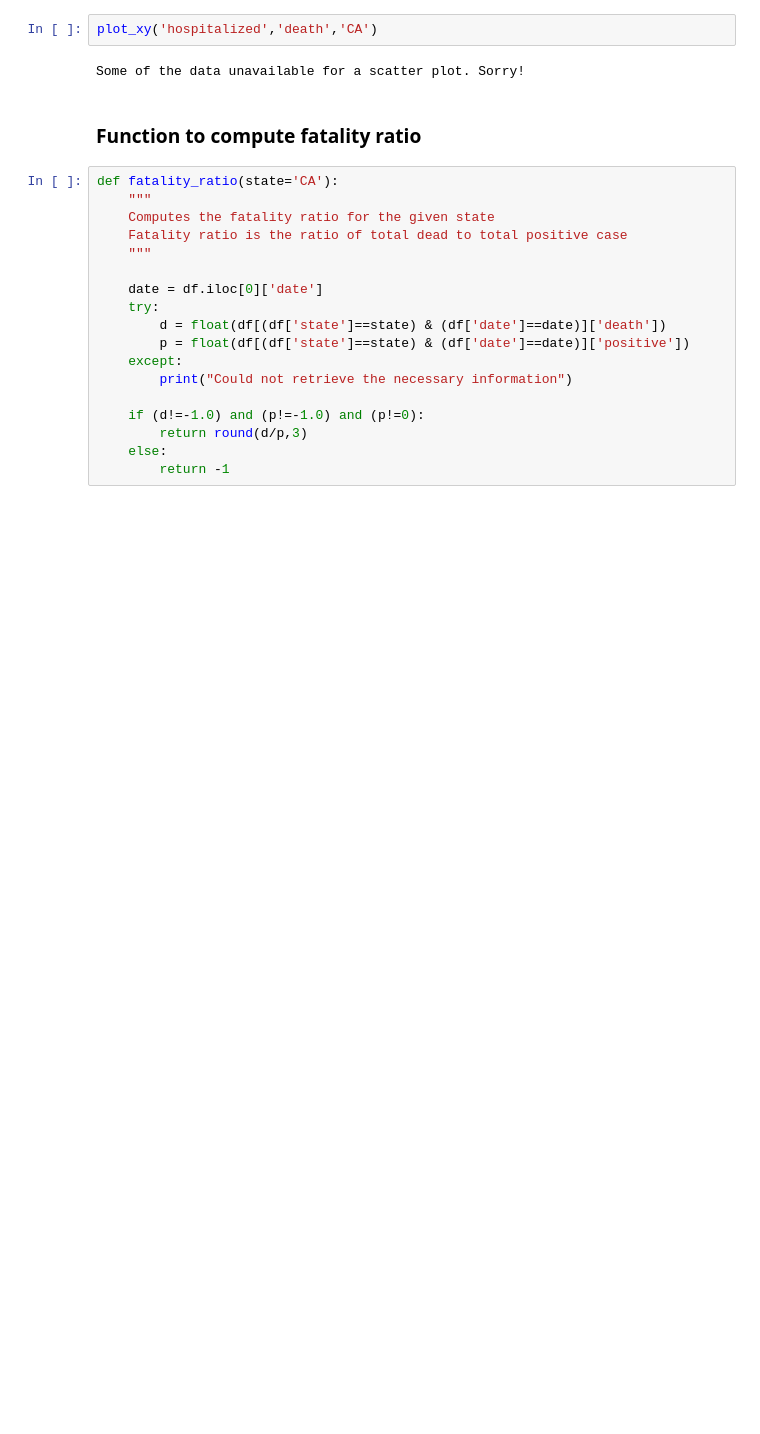
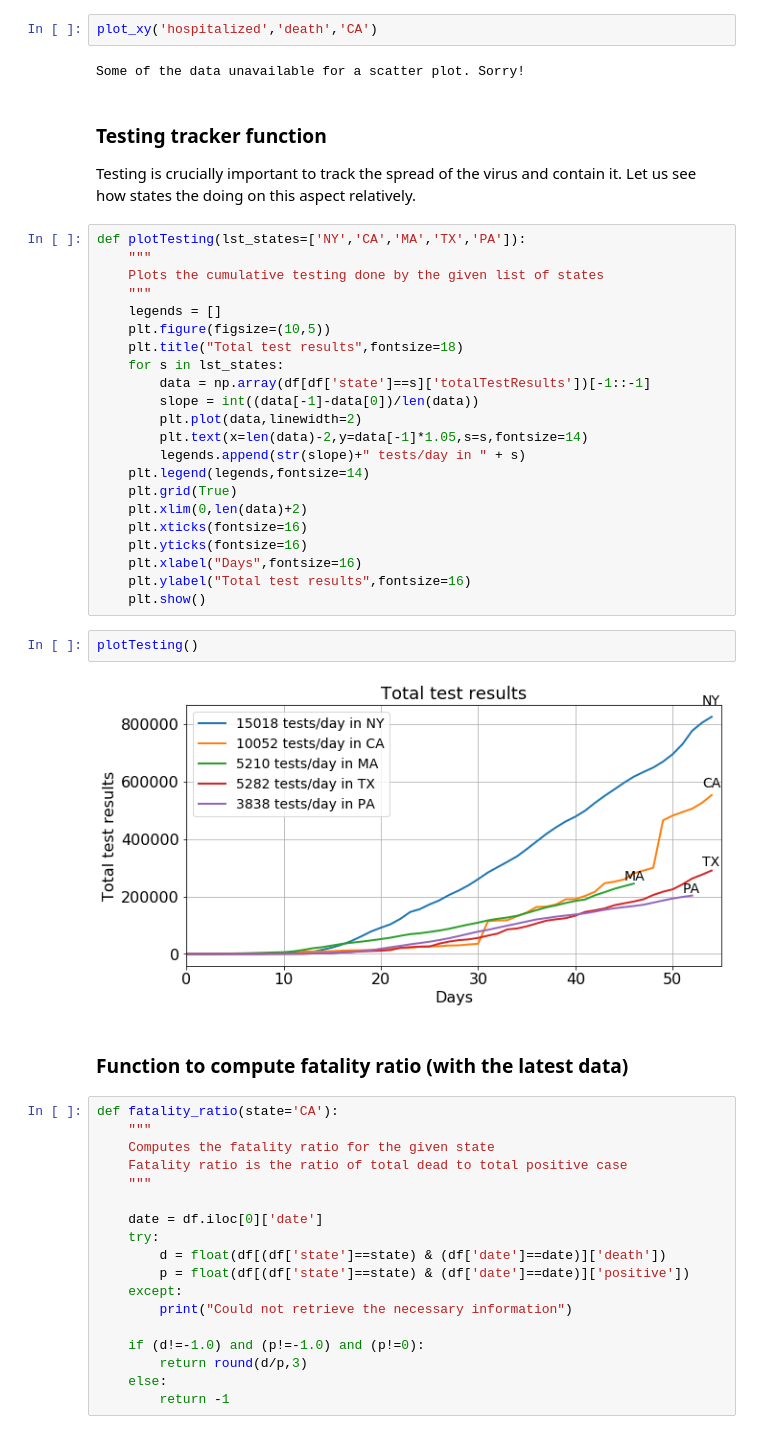
Before and after one commit to tirthajyoti/Covid-19-analysis, a Jupyter notebook: Notebook/Covid-tracking-project.ipynb, the cells around one changed output. Drawn from its saved outputs; the diff is of its cells as text; blank space fills up the shorter version.

```diff
--- a/Notebook/Covid-tracking-project.ipynb
+++ b/Notebook/Covid-tracking-project.ipynb
@@ -186,8 +191,38 @@ plot_xy('hospitalized','death','GA')
 plot_xy('hospitalized','death','CA')
 # %% [output]
 Some of the data unavailable for a scatter plot. Sorry!
+# %% [markdown]
+### Testing tracker function
+
+Testing is crucially important to track the spread of the virus and contain it. Let us see how states the doing on this aspect relatively.
+# %%
+def plotTesting(lst_states=['NY','CA','MA','TX','PA']):
+    """
+    Plots the cumulative testing done by the given list of states
+    """
+    legends = []
+    plt.figure(figsize=(10,5))
+    plt.title("Total test results",fontsize=18)
+    for s in lst_states:
+        data = np.array(df[df['state']==s]['totalTestResults'])[-1::-1]
+        slope = int((data[-1]-data[0])/len(data))
+        plt.plot(data,linewidth=2)
+        plt.text(x=len(data)-2,y=data[-1]*1.05,s=s,fontsize=14)
+        legends.append(str(slope)+" tests/day in " + s)
+    plt.legend(legends,fontsize=14)
+    plt.grid(True)
+    plt.xlim(0,len(data)+2)
+    plt.xticks(fontsize=16)
+    plt.yticks(fontsize=16)
+    plt.xlabel("Days",fontsize=16)
+    plt.ylabel("Total test results",fontsize=16)
+    plt.show()
+# %%
+plotTesting()
+# %% [output]
+[figure, added]
 # %% [markdown]
-### Function to compute fatality ratio
+### Function to compute fatality ratio (with the latest data)
 # %%
 def fatality_ratio(state='CA'):
     """
```
Also changed, not shown: parts of 23 cells of this notebook.
